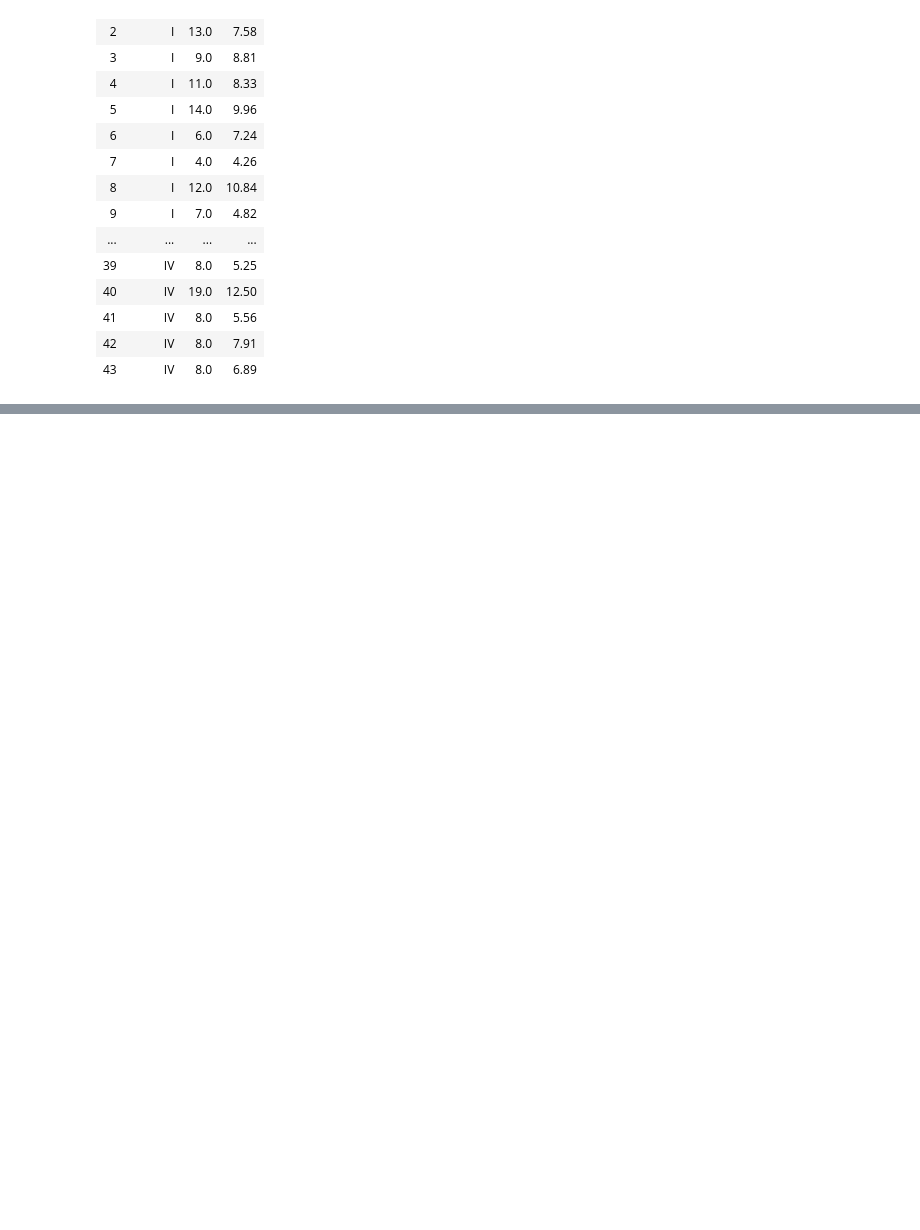
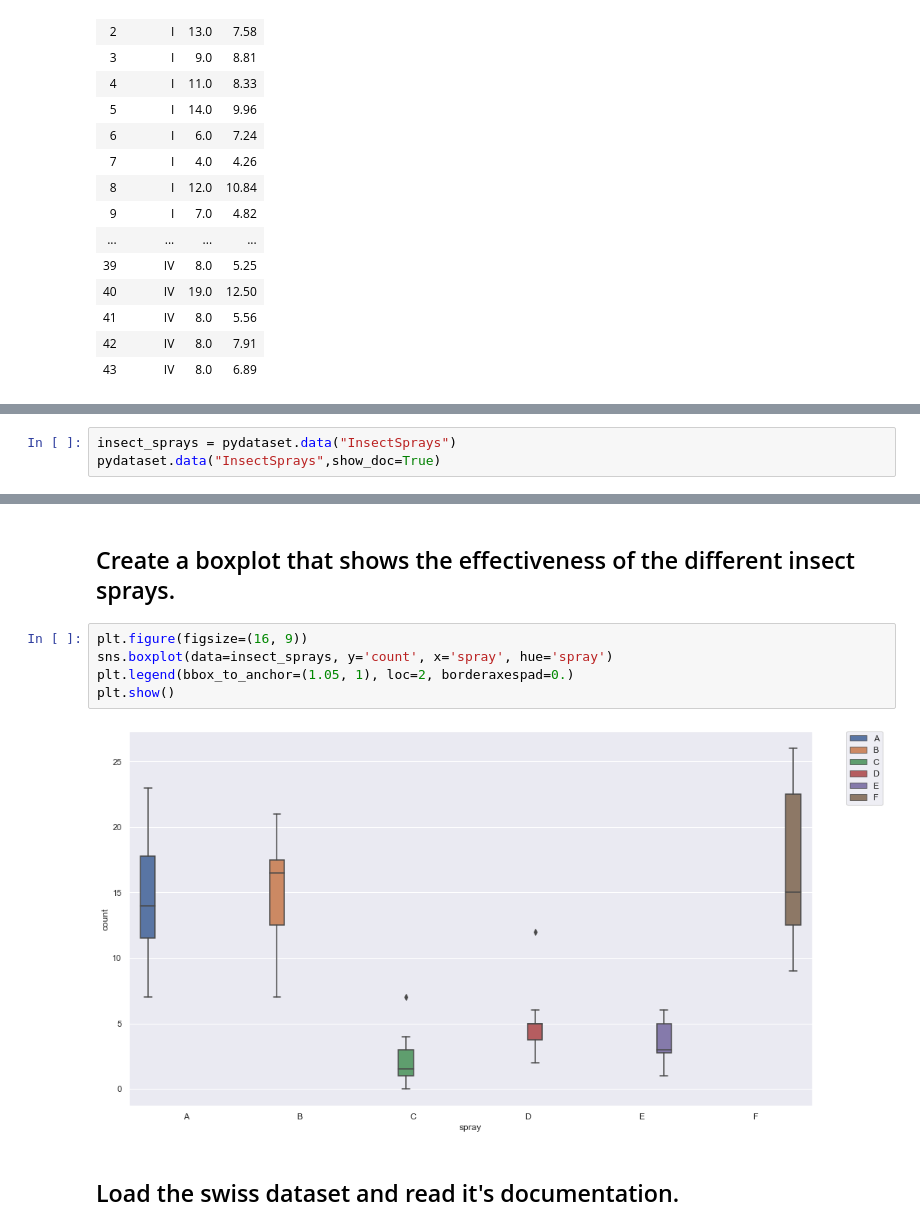
Before and after one commit to chasethompson/python-exercises, a Jupyter notebook: 4.8.5_seaborn_exercises.ipynb, the cells around one changed output, grey strips where cells are left out. Cells and saved outputs as stored; diff of their text form; blank space fills up the shorter version.

```diff
--- a/4.8.5_seaborn_exercises.ipynb
+++ b/4.8.5_seaborn_exercises.ipynb
@@ -87,0 +133,3 @@ plt.show()
+# %%
+insect_sprays = pydataset.data("InsectSprays")
+pydataset.data("InsectSprays",show_doc=True)
@@ -87,0 +154,11 @@ plt.show()
+# %% [markdown]
+## Create a boxplot that shows the effectiveness of the different insect sprays.
+# %%
+plt.figure(figsize=(16, 9))
+sns.boxplot(data=insect_sprays, y='count', x='spray', hue='spray')
+plt.legend(bbox_to_anchor=(1.05, 1), loc=2, borderaxespad=0.)
+plt.show()
+# %% [output]
+[figure, added]
+# %% [markdown]
+## Load the swiss dataset and read it's documentation.
```
Also changed, not shown: parts of 27 cells of this notebook, 1 other file.
